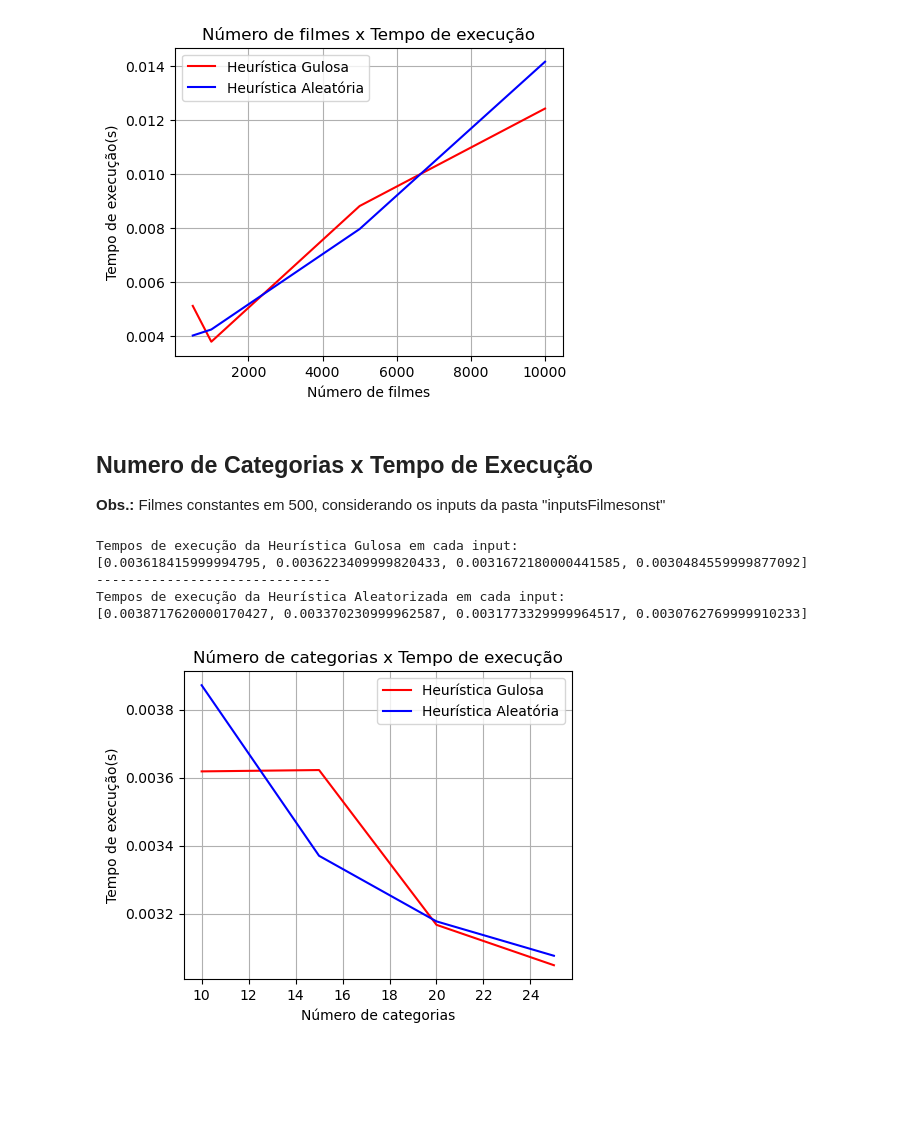
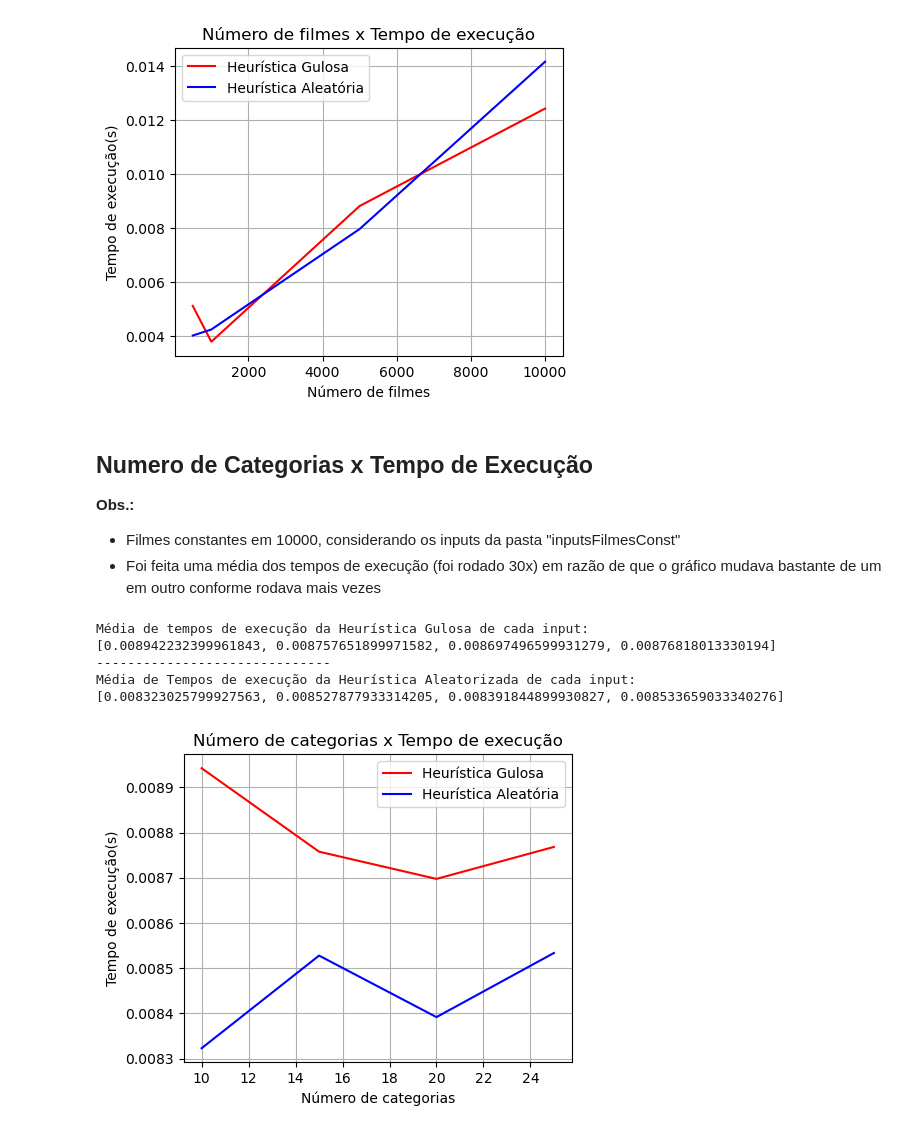
Before and after one commit to GabrielaMitu/Supercomp-MaratonaFilmes, a Jupyter notebook: GraficosComparativos.ipynb, the cells around one changed output. Saved outputs shown, nothing was run; the diff lists cells and outputs as text; code cells hidden in the pictures; blank space fills up the shorter version.

```diff
--- a/GraficosComparativos.ipynb
+++ b/GraficosComparativos.ipynb
@@ -148,42 +150,71 @@ plt.show()
 [figure]
 # %% [markdown]
 ## Numero de Categorias x Tempo de Execução
-**Obs.:** Filmes constantes em 500, considerando os inputs da pasta "inputsFilmesonst"
+**Obs.:**
+- Filmes constantes em 10000, considerando os inputs da pasta "inputsFilmesConst"
+- Foi feita uma média dos tempos de execução (foi rodado 30x) em razão de que o gráfico mudava bastante de um em outro conforme rodava mais vezes
 # %%
 ## Arquivos de input
 arqs = [f'inputsFilmesConst/input{i}.txt' for i in range(4)]
 
 ## ----- Heurística Gulosa -----
 
-temposGulosa = [roda_com_entrada('./gulosa', arq)[1] for arq in arqs]
-print("Tempos de execução da Heurística Gulosa em cada input: ")
-print(temposGulosa)
+resultadosG = []
+for i in range(30):
+    temposGulosa3 = [roda_com_entrada('./gulosa', arq)[1] for arq in arqs]
+    resultadosG.append(temposGulosa3)
+
+# Calcula a média de cada elemento da lista
+mediaGulosa = []
+for j in range(len(temposGulosa3)):
+    soma = 0
+    for i in range(30):
+        soma += resultadosG[i][j]
+    media = soma / 30
+    mediaGulosa.append(media)
+
+
+print("Média de tempos de execução da Heurística Gulosa de cada input: ")
+print(mediaGulosa)
 print("-"*30)
 
 ## ----- Heurística Aleatória -----
 
-temposAleatoria = [roda_com_entrada('./aleatorizacao', arq)[1] for arq in arqs]
-print("Tempos de execução da Heurística Aleatorizada em cada input: ")
-print(temposAleatoria)
+resultadosA = []
+for i in range(30):
+    temposAleatoria3 = [roda_com_entrada('./gulosa', arq)[1] for arq in arqs]
+    resultadosA.append(temposAleatoria3)
+
+# Calcula a média de cada elemento da lista
+mediaAleatoria = []
+for j in range(len(temposAleatoria3)):
+    soma = 0
+    for i in range(30):
+        soma += resultadosA[i][j]
+    media = soma / 30
+    mediaAleatoria.append(media)
+
+print("Média de Tempos de execução da Heurística Aleatorizada de cada input: ")
+print(mediaAleatoria)
 # %% [output]
-Tempos de execução da Heurística Gulosa em cada input:
-[0.003618415999994795, 0.0036223409999820433, 0.0031672180000441585, 0.0030484559999877092]
+Média de tempos de execução da Heurística Gulosa de cada input:
+[0.008942232399961843, 0.008757651899971582, 0.008697496599931279, 0.00876818013330194]
 ------------------------------
-Tempos de execução da Heurística Aleatorizada em cada input:
-[0.0038717620000170427, 0.003370230999962587, 0.0031773329999964517, 0.0030762769999910233]
+Média de Tempos de execução da Heurística Aleatorizada de cada input:
+[0.008323025799927563, 0.008527877933314205, 0.008391844899930827, 0.008533659033340276]
 # %%
 # QUANTIDADE DE FILMES NA MARATONA
 # Obs.: Resultados obtidos pelos executáveis
 numCat = [10, 15, 20, 25]
 
 plt.figure(figsize=(5,4))
-plt.plot(numCat, temposGulosa, color='red', label = "Heurística Gulosa")
-plt.plot(numCat, temposAleatoria, color='blue', label = "Heurística Aleatória")
+plt.plot(numCat, mediaGulosa, color='red', label = "Heurística Gulosa")
+plt.plot(numCat, mediaAleatoria, color='blue', label = "Heurística Aleatória")
 plt.xlabel("Número de categorias")
 plt.ylabel("Tempo de execução(s)")
 plt.title("Número de categorias x Tempo de execução")
 plt.grid()
 plt.legend()
 plt.show()
 # %% [output]
-[figure, old version]
+[figure, new version]
```
Also changed, not shown: parts of 5 cells of this notebook, 9 other files.
